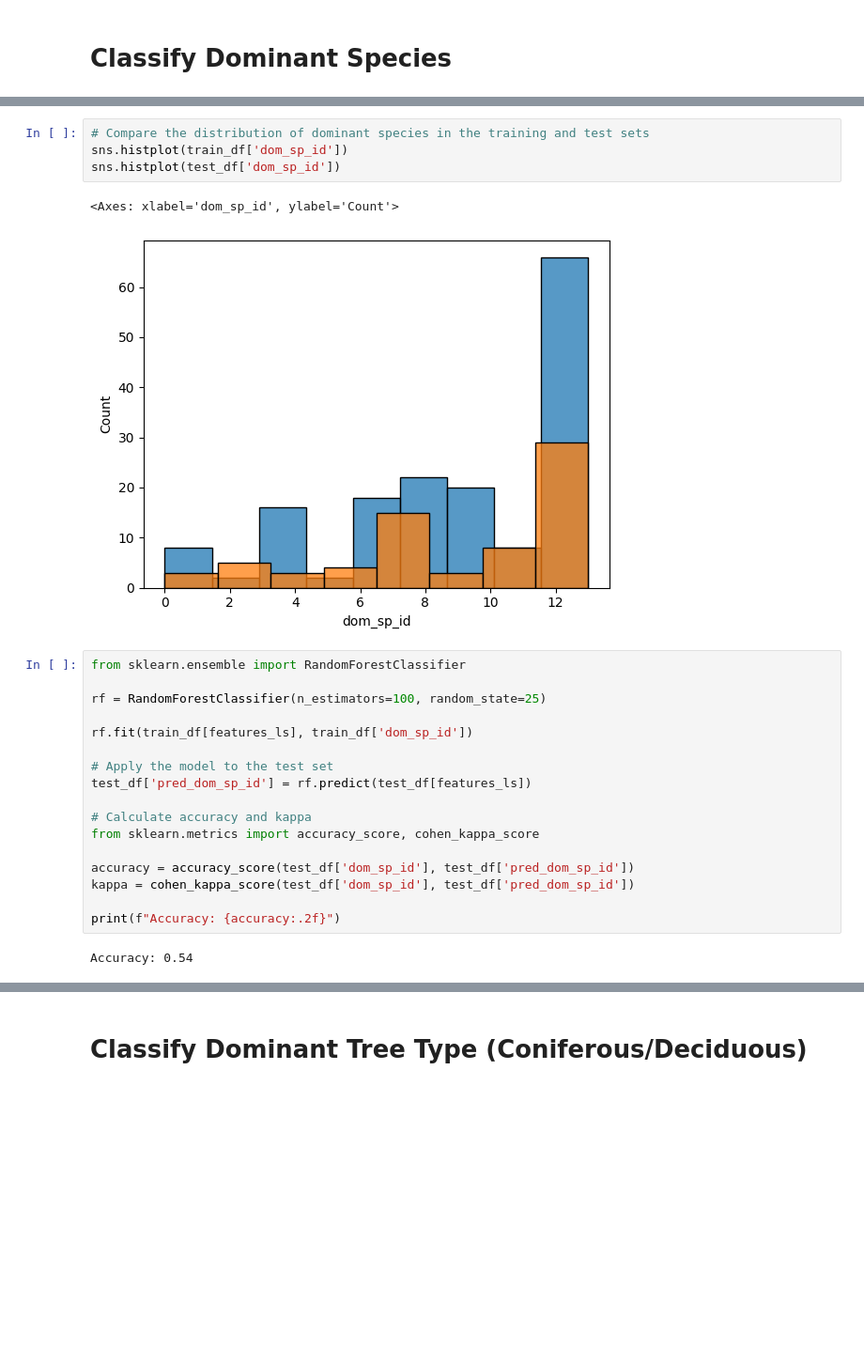
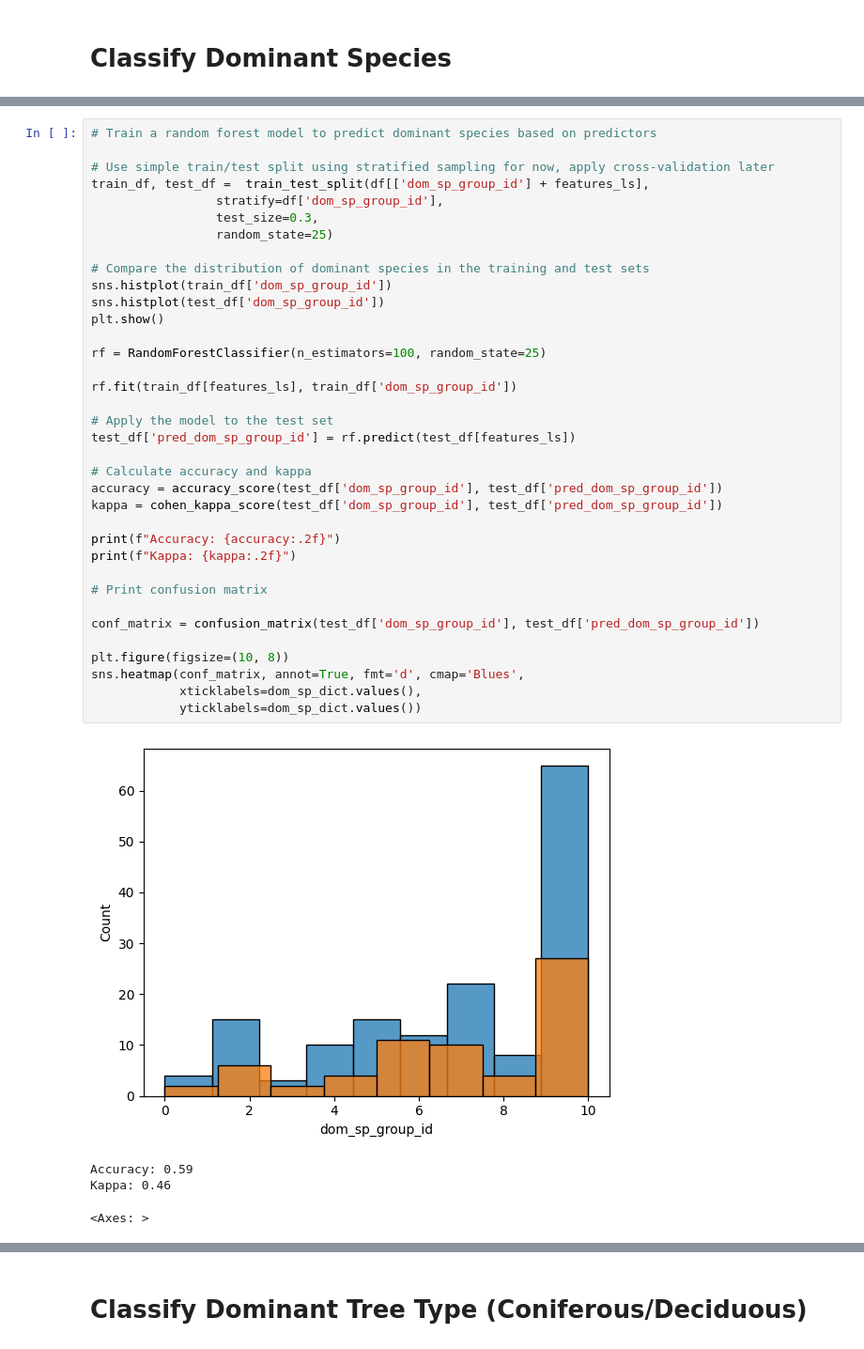
Before and after one commit to subornaa/Data-Analytics-Tutorials, a Jupyter notebook: CART.ipynb, the cells around one changed output, grey strips where cells are left out. Shown at 94% size. Saved outputs shown, nothing was run; the diff lists cells and outputs as text; blank space fills up the shorter version.

```diff
--- a/CART.ipynb
+++ b/CART.ipynb
@@ -352,26 +351,41 @@ test_df
-# %%
-# Compare the distribution of dominant species in the training and test sets
-sns.histplot(train_df['dom_sp_id'])
-sns.histplot(test_df['dom_sp_id'])
-# %% [output]
-<Axes: xlabel='dom_sp_id', ylabel='Count'>
-[figure, removed]
 # %%
-from sklearn.ensemble import RandomForestClassifier
+# Train a random forest model to predict dominant species based on predictors
+
+# Use simple train/test split using stratified sampling for now, apply cross-validation later
+train_df, test_df =  train_test_split(df[['dom_sp_group_id'] + features_ls],
+                 stratify=df['dom_sp_group_id'],
+                 test_size=0.3,
+                 random_state=25)
+
+# Compare the distribution of dominant species in the training and test sets
+sns.histplot(train_df['dom_sp_group_id'])
+sns.histplot(test_df['dom_sp_group_id'])
+plt.show()
 
 rf = RandomForestClassifier(n_estimators=100, random_state=25)
 
-rf.fit(train_df[features_ls], train_df['dom_sp_id'])
+rf.fit(train_df[features_ls], train_df['dom_sp_group_id'])
 
 # Apply the model to the test set
-test_df['pred_dom_sp_id'] = rf.predict(test_df[features_ls])
+test_df['pred_dom_sp_group_id'] = rf.predict(test_df[features_ls])
 
 # Calculate accuracy and kappa
-from sklearn.metrics import accuracy_score, cohen_kappa_score
-
-accuracy = accuracy_score(test_df['dom_sp_id'], test_df['pred_dom_sp_id'])
-kappa = cohen_kappa_score(test_df['dom_sp_id'], test_df['pred_dom_sp_id'])
+accuracy = accuracy_score(test_df['dom_sp_group_id'], test_df['pred_dom_sp_group_id'])
+kappa = cohen_kappa_score(test_df['dom_sp_group_id'], test_df['pred_dom_sp_group_id'])
 
 print(f"Accuracy: {accuracy:.2f}")
+print(f"Kappa: {kappa:.2f}")
+
+# Print confusion matrix
+
+conf_matrix = confusion_matrix(test_df['dom_sp_group_id'], test_df['pred_dom_sp_group_id'])
+
+plt.figure(figsize=(10, 8))
+sns.heatmap(conf_matrix, annot=True, fmt='d', cmap='Blues',
+            xticklabels=dom_sp_dict.values(),
+            yticklabels=dom_sp_dict.values())
 # %% [output]
+[figure, added]
-Accuracy: 0.54
+Accuracy: 0.59
+Kappa: 0.46
+<Axes: >
```
Also changed, not shown: parts of 24 cells of this notebook.
